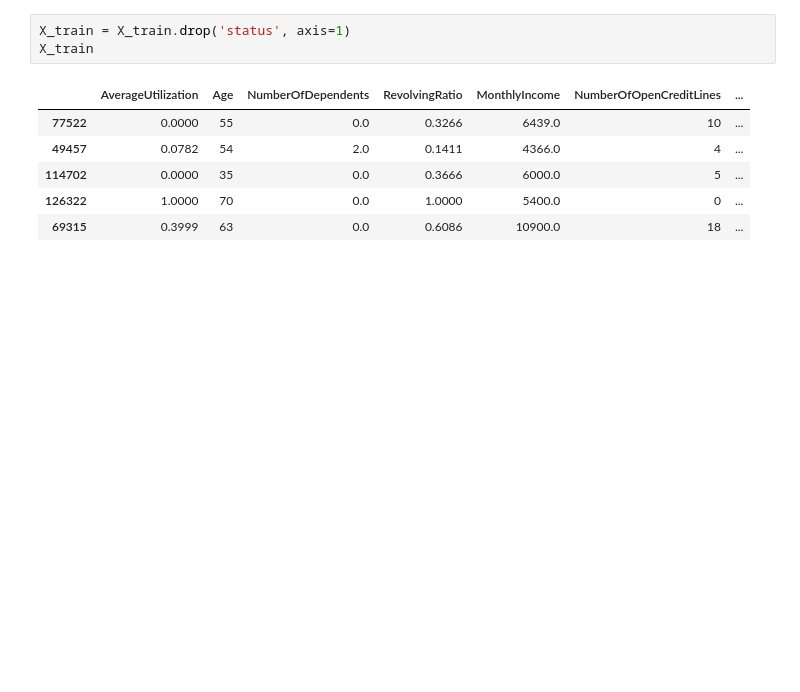
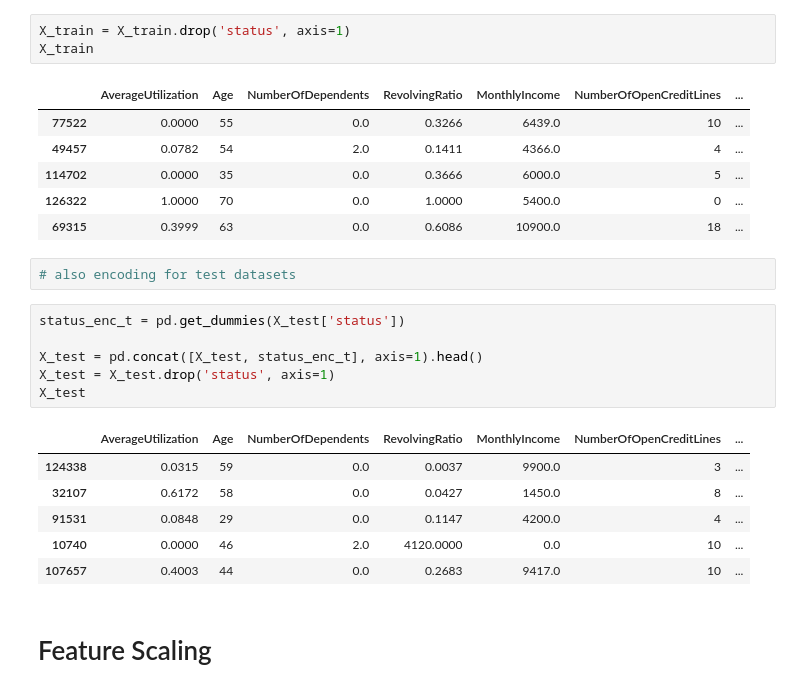
Before and after one commit to Hiroto555/ML-Project, a Jupyter notebook: default-prediction.ipynb, the cells around one changed output. Cells and saved outputs as stored; diff of their text form; blank space fills up the shorter version.

```diff
--- a/default-prediction.ipynb
+++ b/default-prediction.ipynb
@@ -432,3 +433,20 @@ X_train
 | 114702 | 0.0000 | 35 | 0.0 | 0.3666 | 6000.0 | 5 | ... |
 | 126322 | 1.0000 | 70 | 0.0 | 1.0000 | 5400.0 | 0 | ... |
 | 69315 | 0.3999 | 63 | 0.0 | 0.6086 | 10900.0 | 18 | ... |
+# %%
+# also encoding for test datasets
+# %%
+status_enc_t = pd.get_dummies(X_test['status'])
+
+X_test = pd.concat([X_test, status_enc_t], axis=1).head()
+X_test = X_test.drop('status', axis=1)
+X_test
+# %% [output]
+|  | AverageUtilization | Age | NumberOfDependents | RevolvingRatio | MonthlyIncome | NumberOfOpenCreditLines | ... |
+| 124338 | 0.0315 | 59 | 0.0 | 0.0037 | 9900.0 | 3 | ... |
+| 32107 | 0.6172 | 58 | 0.0 | 0.0427 | 1450.0 | 8 | ... |
+| 91531 | 0.0848 | 29 | 0.0 | 0.1147 | 4200.0 | 4 | ... |
+| 10740 | 0.0000 | 46 | 2.0 | 4120.0000 | 0.0 | 10 | ... |
+| 107657 | 0.4003 | 44 | 0.0 | 0.2683 | 9417.0 | 10 | ... |
+# %% [markdown]
+# Feature Scaling
```
Also changed, not shown: parts of 1 cell of this notebook.
